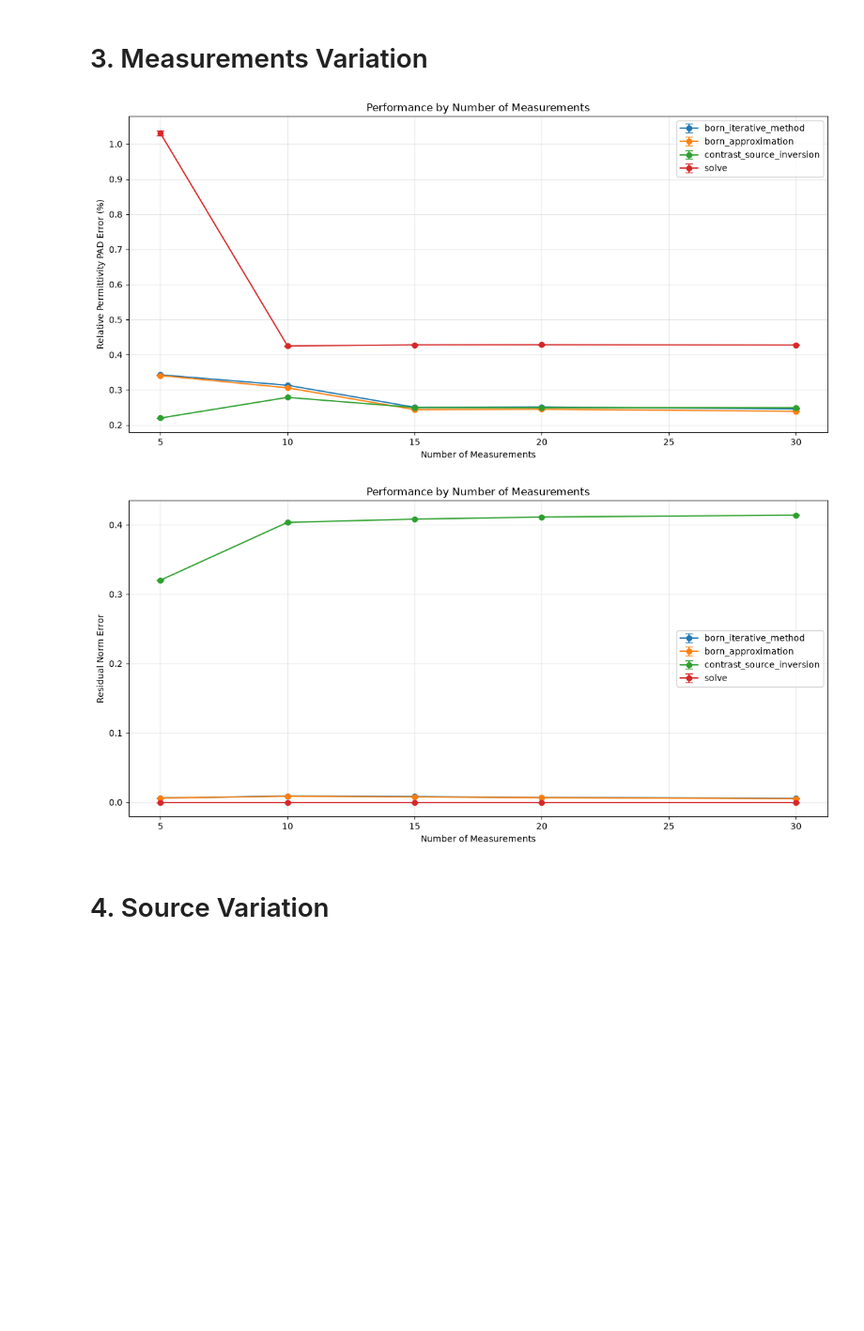
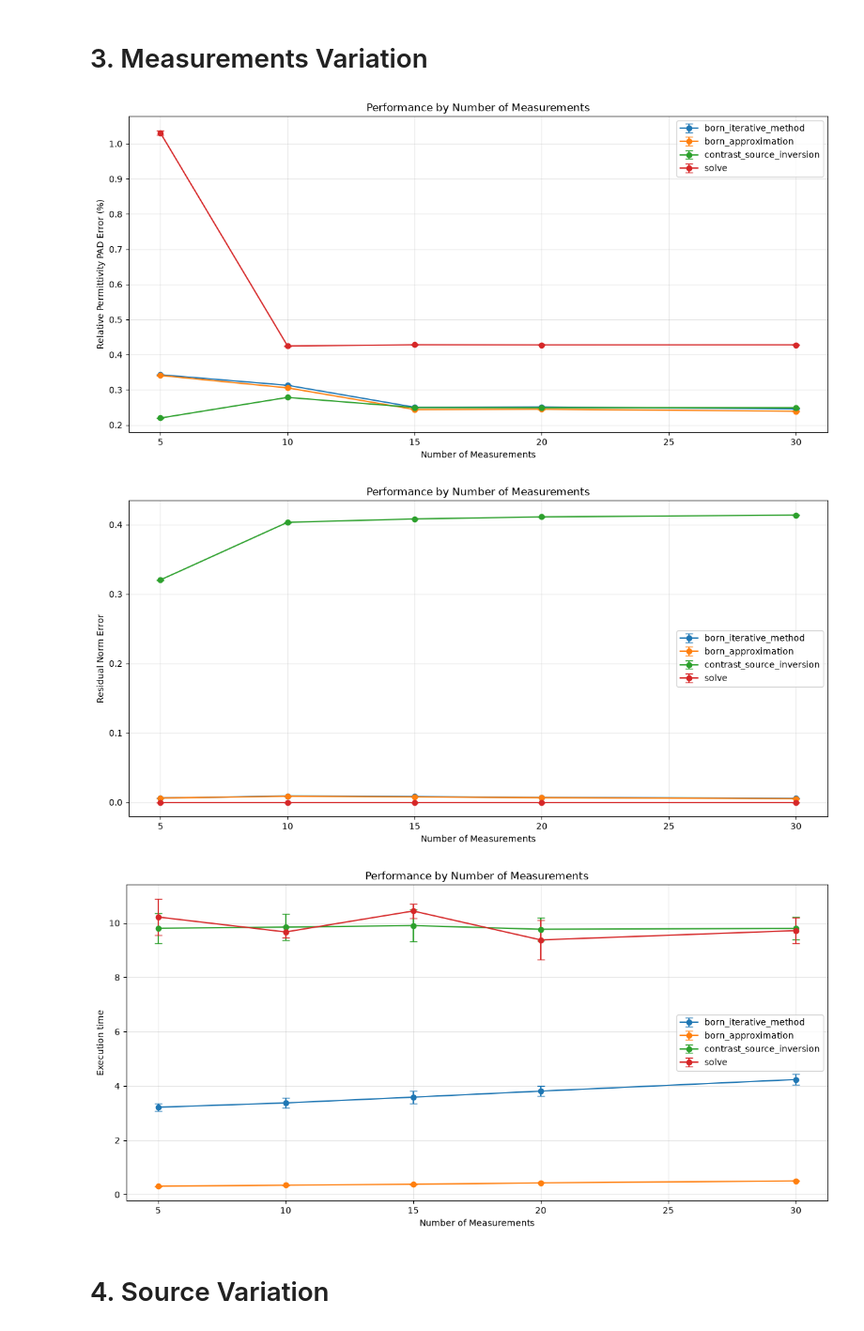
Before and after one commit to andre-batista/eispy2d, a Jupyter notebook: demo/example_benchmark_evaluate.ipynb, the cells around one changed output. Shown at 94% size. Drawn from its saved outputs; the diff is of its cells as text; code cells hidden in the pictures; blank space fills up the shorter version.

```diff
--- a/demo/example_benchmark_evaluate.ipynb
+++ b/demo/example_benchmark_evaluate.ipynb
@@ -296,28 +309,40 @@ plot_variation(
 # %%
 indicator = rst.REL_PERMITTIVITY_PAD_ERROR
 
 data = collect_group('measurements', indicator)
 
 plot_variation(
     data,
     'Performance by Number of Measurements',
     'Number of Measurements',
     'Relative Permittivity PAD Error (%)'
 )
 
 indicator = rst.RESIDUAL_NORM_ERROR
 
 data = collect_group('measurements', indicator)
 
 plot_variation(
     data,
     'Performance by Number of Measurements',
     'Number of Measurements',
     'Residual Norm Error'
 )
+
+indicator = rst.EXECUTION_TIME
+
+data = collect_group('measurements', indicator)
+
+plot_variation(
+    data,
+    'Performance by Number of Measurements',
+    'Number of Measurements',
+    'Execution time'
+)
 # %% [output]
 [figure]
 [figure]
+[figure, added]
 # %% [markdown]
 # 4. Source Variation
 # %%
```
Also changed, not shown: parts of 3 cells of this notebook.
